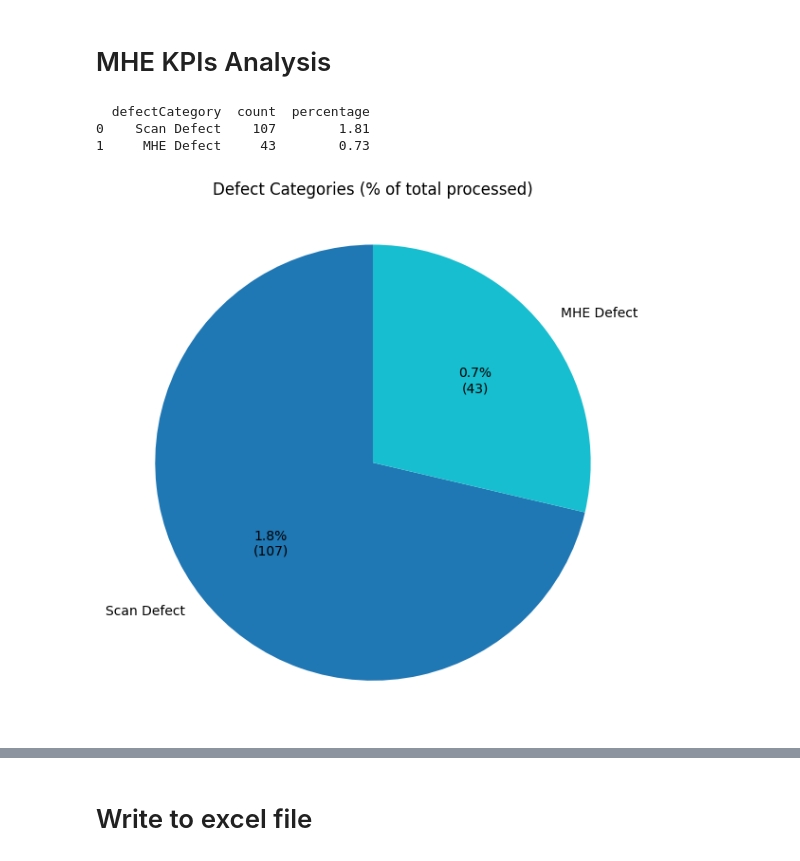
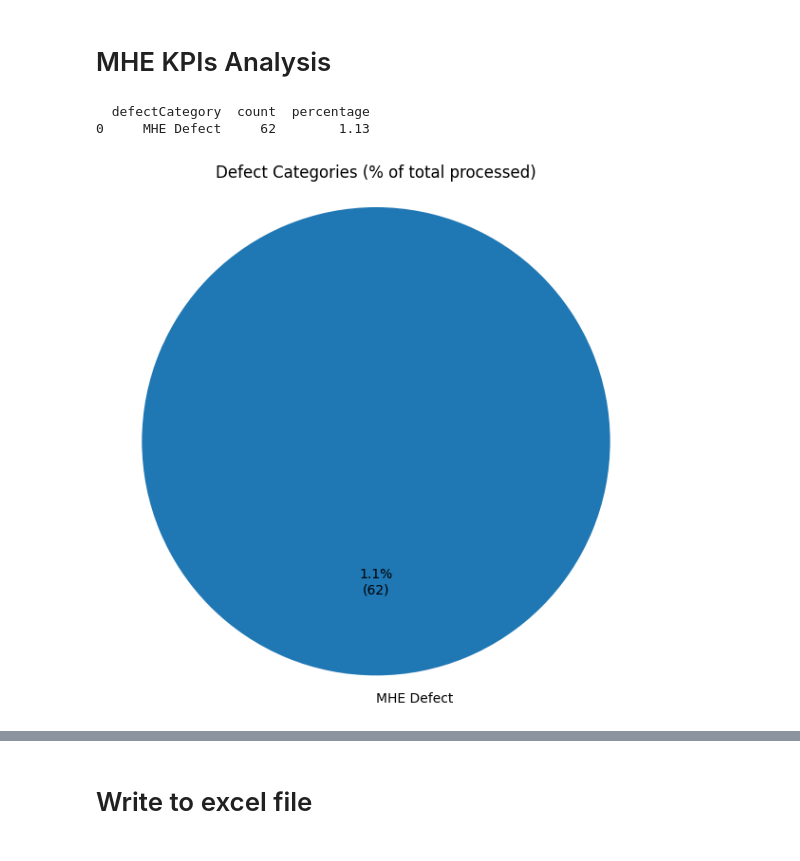
Before and after one commit to codesonicx/Amazon_ORF5_Analytics, a Jupyter notebook: S04_Check.ipynb, the cells around one changed output, grey strips where cells are left out. Drawn from its saved outputs; the diff is of its cells as text; code cells hidden in the pictures.

Commit message:
20 sep 2025 test and code for SO4, alarm checks, and other stuff

```diff
--- a/S04_Check.ipynb
+++ b/S04_Check.ipynb
@@ -9,7 +10,7 @@ import io
 # %% [markdown]
 Change the Path variable to point to your CSV file
 # %%
-path = r"C:\Users\joacosta\Dev\Python\ORF5\Data\S04.csv"
+path = r"C:\Users\joacosta\Work\Beumer\NortFord\Data Analitics\Programs to extract Data\Log Monitor Files\09-20-2025\SO4_From_10-50_To_11-44.csv"
 # %%
 raw_df = pd.read_csv(
     path,
@@ -237,0 +244,33 @@ df_reduced.head()
+# %%
+# Split into parts
+parts = df_reduced["timeStamp"].str.split(" ", expand=True)
+date_part = parts[0]     # YYMMDD
+time_part = parts[1]     # HHMMSS
+ms_part   = parts[2]     # milliseconds
+
+# Build datetime string
+datetime_str = date_part + time_part + ms_part
+df_reduced["parsed_time"] = pd.to_datetime(
+    datetime_str,
+    format="%y%m%d%H%M%S%f",
+    errors="coerce"
+)
+
+# filter window
+start = pd.to_datetime("2025-09-20 10:51:04.943000")
+end   = pd.to_datetime("2025-09-20 11:20:00")
+
+# check limits
+data_min = df_reduced["parsed_time"].min()
+data_max = df_reduced["parsed_time"].max()
+
+if start < data_min or end > data_max:
+    raise ValueError(
+        f"Window [{start} → {end}] is outside of data range "
+        f"[{data_min} → {data_max}]"
+    )
+
+# filter
+window_df = df_reduced.loc[
+    df_reduced["parsed_time"].between(start, end)
+].reset_index(drop=True)
@@ -298,13 +352,13 @@ df_reduced["defectCategory"] = df_reduced["sortReason"].map(defect_category_map)
 # %%
 # Map defect category
-df_reduced["defectCategory"] = df_reduced["sortReason"].map(defect_category_map)
+window_df["defectCategory"] = window_df["sortReason"].map(defect_category_map)
 
 # Total packages processed (all rows)
-total_processed = len(df_reduced)
+total_processed = len(window_df)
 
 # Count defects only (exclude NaN)
 defect_summary = (
-    df_reduced["defectCategory"]
+    window_df["defectCategory"]
     .value_counts(dropna=True)
     .rename_axis("defectCategory")
     .reset_index(name="count")
@@ -319,5 +373,4 @@ defect_summary["percentage"] = defect_summary["percentage"].round(2)
 print(defect_summary)
 # %% [output]
   defectCategory  count  percentage
-0    Scan Defect    107        1.81
-1     MHE Defect     43        0.73
+0     MHE Defect     62        1.13
@@ -344,33 +377,32 @@ print(defect_summary)
 # %%
-import numpy as np
 import matplotlib.pyplot as plt
 
 labels = defect_summary["defectCategory"].tolist()
 counts = defect_summary["count"].to_numpy()
 
 total_defects = counts.sum()
-total_processed = len(df_reduced)  # <-- all rows (packages processed)
+total_processed = len(window_df)
 
 cmap = plt.get_cmap("tab10")
 colors = [cmap(x) for x in np.linspace(0, 1, len(labels))]
 
 def autopct_total(pct_defect_space):
     # recover the absolute count of the wedge
     count = int(round(pct_defect_space * total_defects / 100.0))
     pct_of_total = 100.0 * count / total_processed if total_processed else 0.0
     return f"{pct_of_total:.1f}%\n({count})"
 
 plt.figure(figsize=(6, 6))
 plt.pie(
     counts,
     labels=labels,
     autopct=autopct_total,      # labels show % of ALL processed
     startangle=90,
     colors=colors
 )
 plt.title("Defect Categories (% of total processed)")
 plt.axis("equal")
 plt.tight_layout()
 plt.show()
 # %% [output]
-[figure, old version]
+[figure, new version]
```
Also changed, not shown: parts of 29 cells of this notebook, 16 other files.
